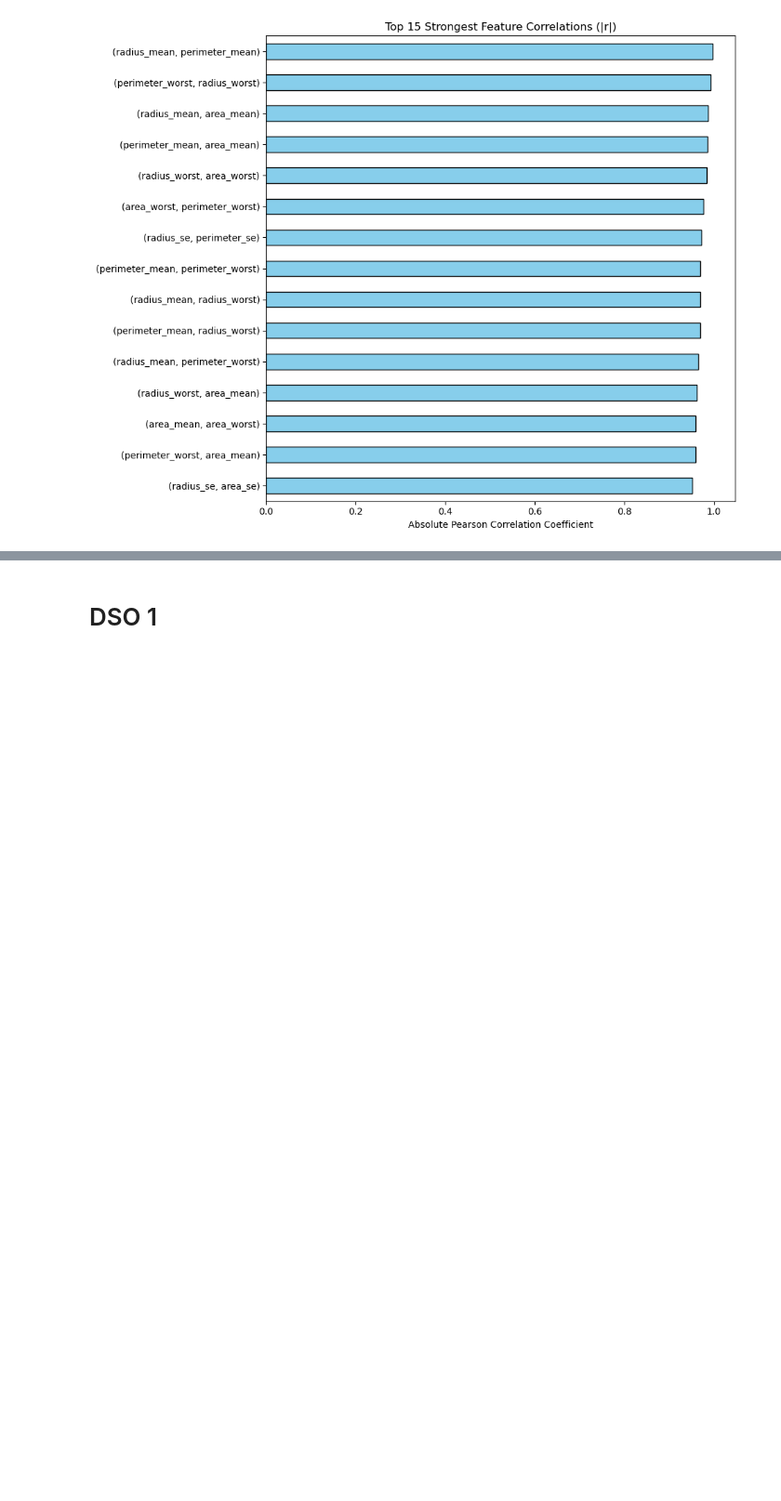
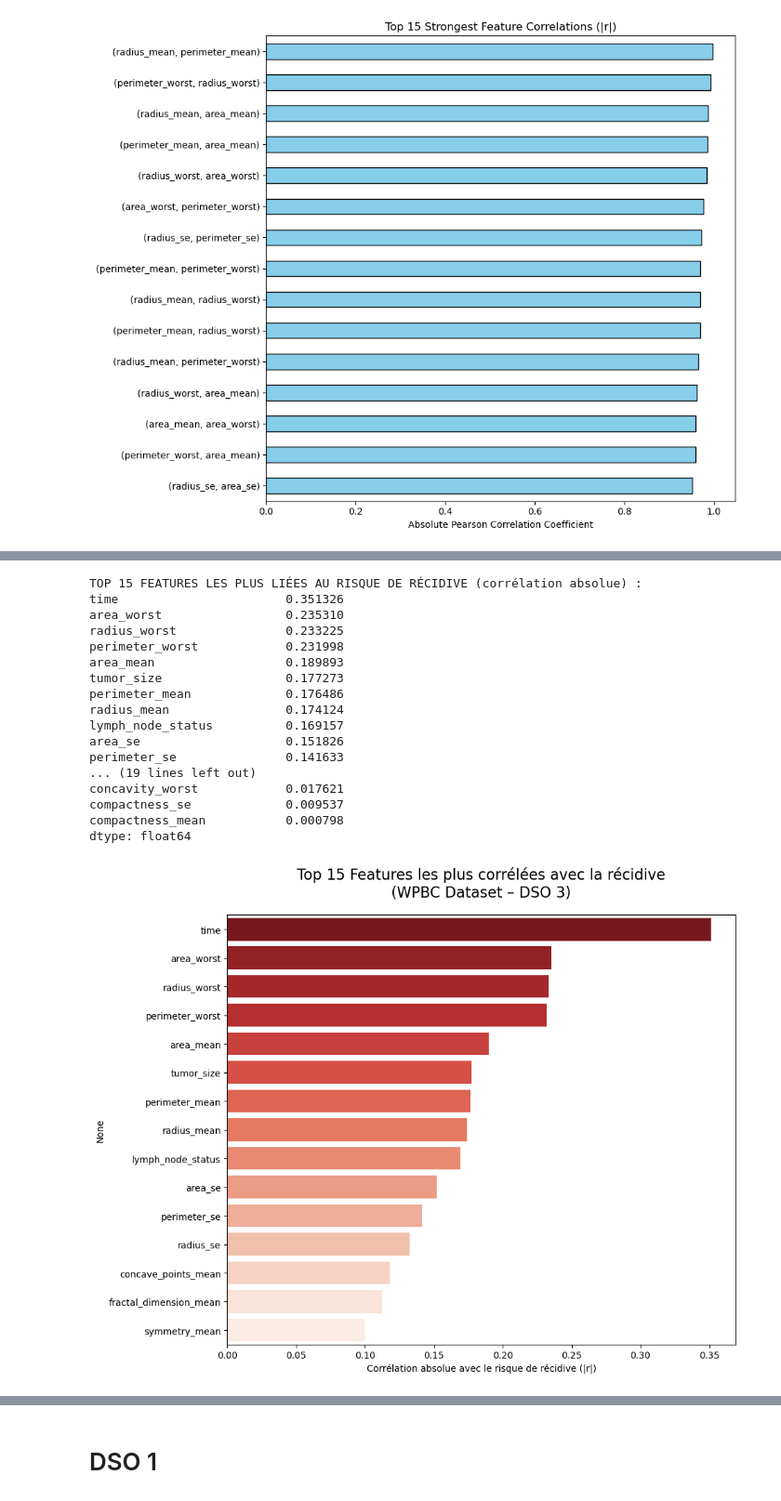
Before and after one commit to youssef060902/Algonomads_ML, a Jupyter notebook: Project.ipynb, the cells around one changed output, grey strips where cells are left out. Shown at 93% size. Drawn from its saved outputs; the diff is of its cells as text; code cells hidden in the pictures; blank space fills up the shorter version.

```diff
--- a/Project.ipynb
+++ b/Project.ipynb
@@ -269 +371,47 @@ plt.show()
+# %%
+# ==============================================================
+# IMPORTANCE DES FEATURES PAR RAPPORT AU RISQUE DE RÉCIDIVE
+# ==============================================================
+
+# On calcule la corrélation absolue de chaque feature avec la cible
+feature_importance = (
+    df_dso3.drop(columns=['outcome'])           # toutes les features sauf la cible
+           .corrwith(df_dso3['outcome'])        # corrélation avec outcome (0/1)
+           .abs()                               # on prend la valeur absolue
+           .sort_values(ascending=False)        # tri décroissant
+)
+
+# Affichage des 15 features les plus importantes
+print("TOP 15 FEATURES LES PLUS LIÉES AU RISQUE DE RÉCIDIVE (corrélation absolue) :")
+print(feature_importance)
+
+# Visualisation belle et claire
+plt.figure(figsize=(10, 8))
+sns.barplot(x=feature_importance.head(15).values,
+            y=feature_importance.head(15).index,
+            palette="Reds_r")
+plt.title("Top 15 Features les plus corrélées avec la récidive\n(WPBC Dataset – DSO 3)",
+          fontsize=16, pad=20)
+plt.xlabel("Corrélation absolue avec le risque de récidive (|r|)")
+plt.tight_layout()
+plt.show()
+# %% [output]
+TOP 15 FEATURES LES PLUS LIÉES AU RISQUE DE RÉCIDIVE (corrélation absolue) :
+time                       0.351326
+area_worst                 0.235310
+radius_worst               0.233225
+perimeter_worst            0.231998
+area_mean                  0.189893
+tumor_size                 0.177273
+perimeter_mean             0.176486
+radius_mean                0.174124
+lymph_node_status          0.169157
+area_se                    0.151826
+perimeter_se               0.141633
+... (19 lines left out)
+concavity_worst            0.017621
+compactness_se             0.009537
+compactness_mean           0.000798
+dtype: float64
+[figure, added]
 # %% [markdown]
```
Also changed, not shown: parts of 52 cells of this notebook, 1 other file.
